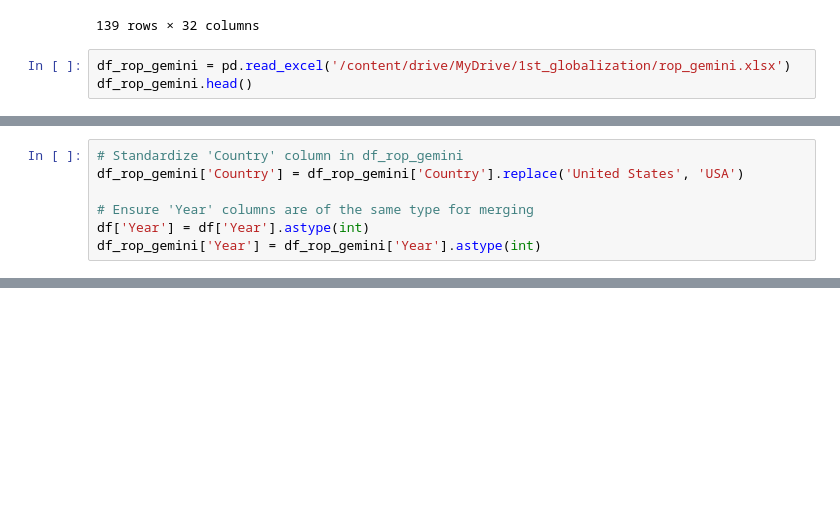
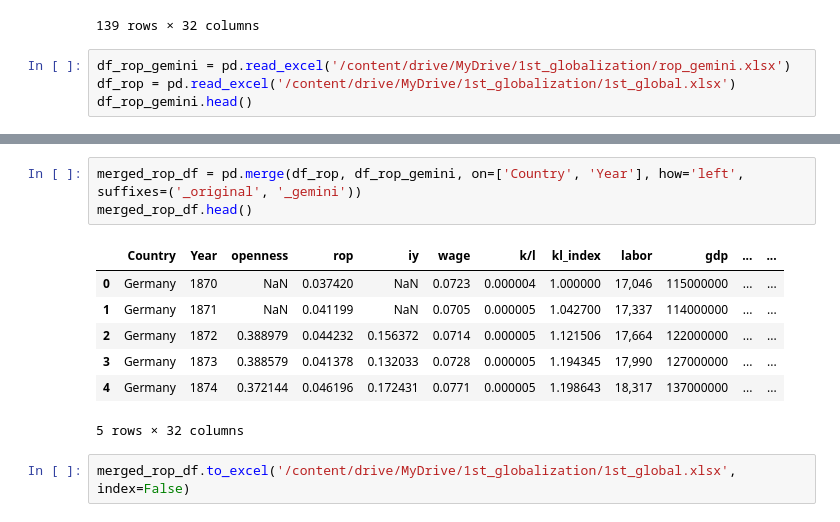
Before and after one commit to kabeerbora/1st_global, a Jupyter notebook: 1st_global.ipynb, the cells around one changed output, grey strips where cells are left out. Saved outputs shown, nothing was run; the diff lists cells and outputs as text; blank space fills up the shorter version.

```diff
--- a/1st_global.ipynb
+++ b/1st_global.ipynb
@@ -2140,5 +2112,6 @@ else:
 139 rows × 32 columns
 # %%
 df_rop_gemini = pd.read_excel('/content/drive/MyDrive/1st_globalization/rop_gemini.xlsx')
+df_rop = pd.read_excel('/content/drive/MyDrive/1st_globalization/1st_global.xlsx')
 df_rop_gemini.head()
 # %% [output]
@@ -2158,7 +2130,0 @@ df_rop_gemini.head()
-# %%
-# Standardize 'Country' column in df_rop_gemini
-df_rop_gemini['Country'] = df_rop_gemini['Country'].replace('United States', 'USA')
-
-# Ensure 'Year' columns are of the same type for merging
-df['Year'] = df['Year'].astype(int)
-df_rop_gemini['Year'] = df_rop_gemini['Year'].astype(int)
@@ -2196,0 +2141,13 @@ Standardize the 'Country' column in `df_rop_gemini` (replace 'United States' wit
+# %%
+merged_rop_df = pd.merge(df_rop, df_rop_gemini, on=['Country', 'Year'], how='left', suffixes=('_original', '_gemini'))
+merged_rop_df.head()
+# %% [output]
+|  | Country | Year | openness | rop | iy | wage | k/l | kl_index | labor | gdp | ... | ... |
+| 0 | Germany | 1870 | NaN | 0.037420 | NaN | 0.0723 | 0.000004 | 1.000000 | 17,046 | 115000000 | ... | ... |
+| 1 | Germany | 1871 | NaN | 0.041199 | NaN | 0.0705 | 0.000005 | 1.042700 | 17,337 | 114000000 | ... | ... |
+| 2 | Germany | 1872 | 0.388979 | 0.044232 | 0.156372 | 0.0714 | 0.000005 | 1.121506 | 17,664 | 122000000 | ... | ... |
+| 3 | Germany | 1873 | 0.388579 | 0.041378 | 0.132033 | 0.0728 | 0.000005 | 1.194345 | 17,990 | 127000000 | ... | ... |
+| 4 | Germany | 1874 | 0.372144 | 0.046196 | 0.172431 | 0.0771 | 0.000005 | 1.198643 | 18,317 | 137000000 | ... | ... |
+5 rows × 32 columns
+# %%
+merged_rop_df.to_excel('/content/drive/MyDrive/1st_globalization/1st_global.xlsx', index=False)
```
Also changed, not shown: parts of 15 cells of this notebook.
